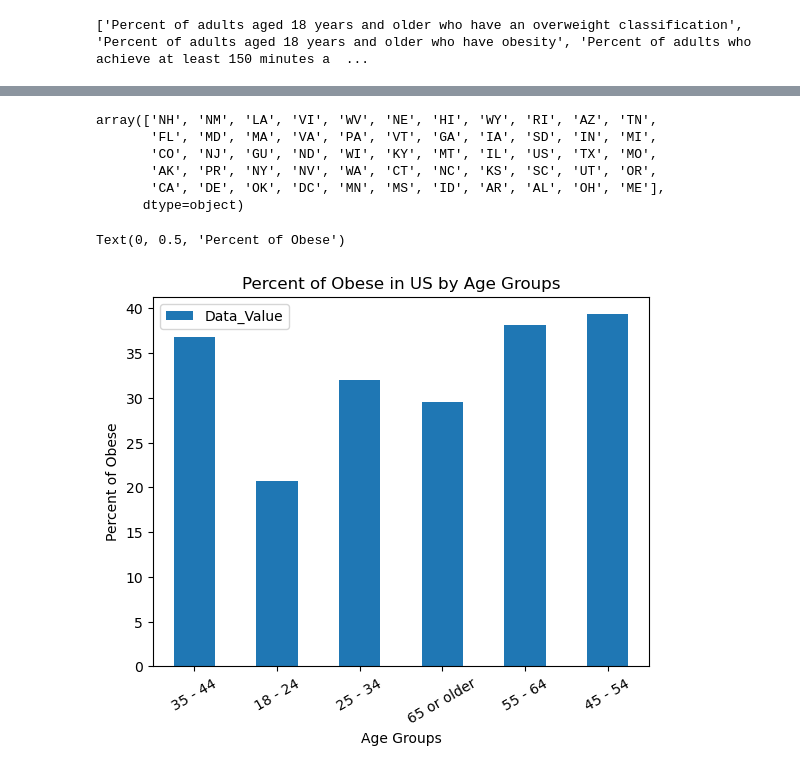
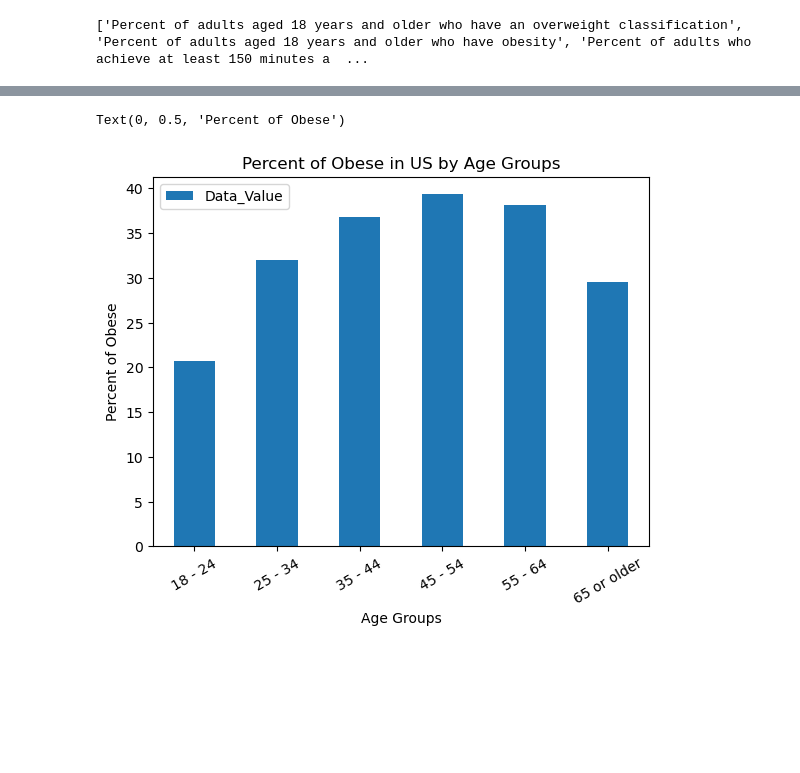
Before and after one commit to sma005/project-one-group-4, a Jupyter notebook: obesity_study_csv.ipynb, the cells around one changed output, grey strips where cells are left out. Drawn from its saved outputs; the diff is of its cells as text; code cells hidden in the pictures; blank space fills up the shorter version.

```diff
--- a/obesity_study_csv.ipynb
+++ b/obesity_study_csv.ipynb
@@ -277,12 +75,12 @@ alabama_df.head()
 # %%
-gender_data_df = data_df.loc[:,['YearEnd','LocationAbbr','Question','Data_Value','Sample_Size','StratificationCategory1','Stratification1']]
+age_data_df = data_df.loc[:,['YearEnd','LocationAbbr','Question','Data_Value','Sample_Size','StratificationCategory1','Stratification1']]
 
-gender_data_df = gender_data_df[gender_data_df['YearEnd']==2021]
-gender_data_df = gender_data_df[gender_data_df['LocationAbbr']=='US']
-#gender_data_df = gender_data_df[gender_data_df['StratificationCategory1']=='Gender']
-gender_data_df = gender_data_df[gender_data_df['StratificationCategory1']=='Age (years)']
-gender_data_df = gender_data_df[gender_data_df['Question']=='Percent of adults aged 18 years and older who have obesity']
+age_data_df = age_data_df[age_data_df['YearEnd']==2021]
+age_data_df = age_data_df[age_data_df['LocationAbbr']=='US']
+age_data_df = age_data_df[age_data_df['StratificationCategory1']=='Age (years)']
+age_data_df = age_data_df[age_data_df['Question']=='Percent of adults aged 18 years and older who have obesity']
+age_data_df = age_data_df.sort_values(by='Stratification1', ascending=True)
 
-gender_data_df
+age_data_df
 # %% [output]
 |  | YearEnd | LocationAbbr | Question | Data_Value | Sample_Size | StratificationCategory1 | Stratification1 |
@@ -295,21 +93,11 @@ gender_data_df
-# %%
-list_of_locations = gender_data_df['LocationAbbr'].unique()
-list_of_locations
-# %% [output]
-array(['NH', 'NM', 'LA', 'VI', 'WV', 'NE', 'HI', 'WY', 'RI', 'AZ', 'TN',
-       'FL', 'MD', 'MA', 'VA', 'PA', 'VT', 'GA', 'IA', 'SD', 'IN', 'MI',
-       'CO', 'NJ', 'GU', 'ND', 'WI', 'KY', 'MT', 'IL', 'US', 'TX', 'MO',
-       'AK', 'PR', 'NY', 'NV', 'WA', 'CT', 'NC', 'KS', 'SC', 'UT', 'OR',
-       'CA', 'DE', 'OK', 'DC', 'MN', 'MS', 'ID', 'AR', 'AL', 'OH', 'ME'],
-      dtype=object)
 # %%
-gender_data_df.plot.bar(x='Stratification1', y='Data_Value')
+age_data_df.plot.bar(x='Stratification1', y='Data_Value')
 
 plt.xticks(rotation=30, horizontalalignment="center")
 plt.title("Percent of Obese in US by Age Groups")
 plt.xlabel("Age Groups")
 plt.ylabel("Percent of Obese")
 # %% [output]
 Text(0, 0.5, 'Percent of Obese')
-[figure, old version]
+[figure, new version]
 # %%
```
Also changed, not shown: parts of 23 cells of this notebook.
